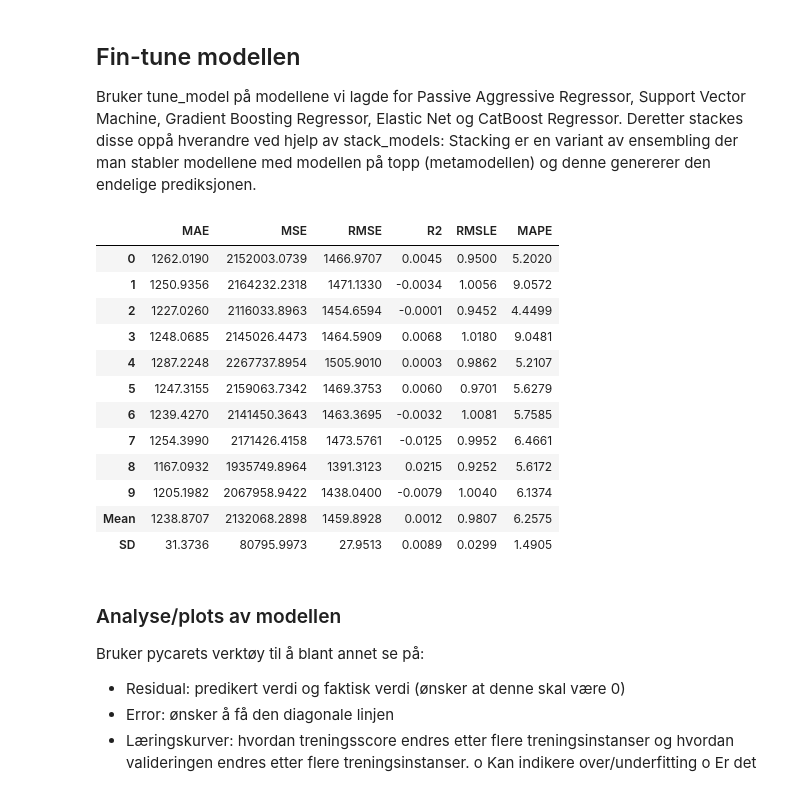
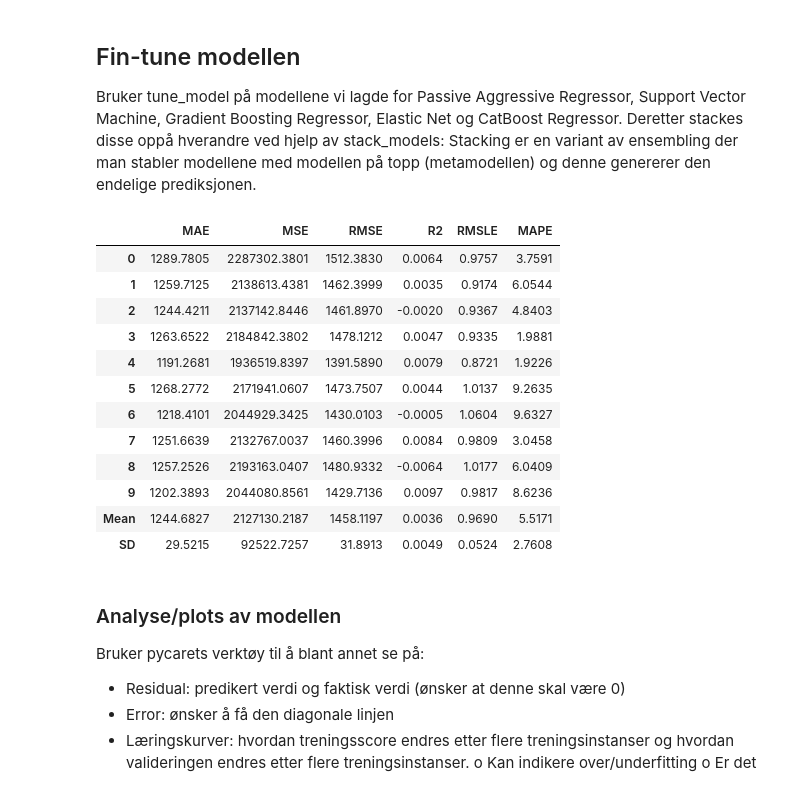
Before and after one commit to h577870/DAT158_ML2, a Jupyter notebook: Customer-revenue-prediction.ipynb, the cells around one changed output. Drawn from its saved outputs; the diff is of its cells as text; code cells hidden in the pictures.

```diff
--- a/Customer-revenue-prediction.ipynb
+++ b/Customer-revenue-prediction.ipynb
@@ -381,0 +347,2 @@ tuned_cat = tune_model(model_cat)
+# %%
+model_ada = create_model('ada')
@@ -381,0 +367,2 @@ tuned_cat = tune_model(model_cat)
+# %%
+tuned_ada = tune_model(model_ada)
@@ -453,0 +445,2 @@ create_gbr = create_model('gbr')
+# %%
+create_bridge = create_model('br')
@@ -457,0 +465,2 @@ plot_model(create_gbr, plot='feature')
+# %%
+tuned_bridge = tune_model(create_bridge)
@@ -460,21 +483,21 @@ plot_model(create_gbr, plot='feature')
 Bruker tune_model på modellene vi lagde for Passive Aggressive Regressor, Support Vector Machine, Gradient Boosting Regressor, Elastic Net og CatBoost Regressor. Deretter stackes disse oppå hverandre ved hjelp av stack_models:
 Stacking er en variant av ensembling der man stabler modellene med modellen på topp (metamodellen) og denne genererer den endelige prediksjonen.
 # %%
-stacker = stack_models(estimator_list = [tuned_lasso, model_svm, tuned_cat, tuned_elastic], meta_model = create_gbr)
+stacker = stack_models(estimator_list = [tuned_lasso, model_svm, tuned_ada, tuned_elastic], meta_model = tuned_bridge)
 # %% [output]
 |  | MAE | MSE | RMSE | R2 | RMSLE | MAPE |
-| 0 | 1262.0190 | 2152003.0739 | 1466.9707 | 0.0045 | 0.9500 | 5.2020 |
-| 1 | 1250.9356 | 2164232.2318 | 1471.1330 | -0.0034 | 1.0056 | 9.0572 |
-| 2 | 1227.0260 | 2116033.8963 | 1454.6594 | -0.0001 | 0.9452 | 4.4499 |
-| 3 | 1248.0685 | 2145026.4473 | 1464.5909 | 0.0068 | 1.0180 | 9.0481 |
-| 4 | 1287.2248 | 2267737.8954 | 1505.9010 | 0.0003 | 0.9862 | 5.2107 |
-| 5 | 1247.3155 | 2159063.7342 | 1469.3753 | 0.0060 | 0.9701 | 5.6279 |
-| 6 | 1239.4270 | 2141450.3643 | 1463.3695 | -0.0032 | 1.0081 | 5.7585 |
-| 7 | 1254.3990 | 2171426.4158 | 1473.5761 | -0.0125 | 0.9952 | 6.4661 |
-| 8 | 1167.0932 | 1935749.8964 | 1391.3123 | 0.0215 | 0.9252 | 5.6172 |
-| 9 | 1205.1982 | 2067958.9422 | 1438.0400 | -0.0079 | 1.0040 | 6.1374 |
-| Mean | 1238.8707 | 2132068.2898 | 1459.8928 | 0.0012 | 0.9807 | 6.2575 |
-| SD | 31.3736 | 80795.9973 | 27.9513 | 0.0089 | 0.0299 | 1.4905 |
+| 0 | 1289.7805 | 2287302.3801 | 1512.3830 | 0.0064 | 0.9757 | 3.7591 |
+| 1 | 1259.7125 | 2138613.4381 | 1462.3999 | 0.0035 | 0.9174 | 6.0544 |
+| 2 | 1244.4211 | 2137142.8446 | 1461.8970 | -0.0020 | 0.9367 | 4.8403 |
+| 3 | 1263.6522 | 2184842.3802 | 1478.1212 | 0.0047 | 0.9335 | 1.9881 |
+| 4 | 1191.2681 | 1936519.8397 | 1391.5890 | 0.0079 | 0.8721 | 1.9226 |
+| 5 | 1268.2772 | 2171941.0607 | 1473.7507 | 0.0044 | 1.0137 | 9.2635 |
+| 6 | 1218.4101 | 2044929.3425 | 1430.0103 | -0.0005 | 1.0604 | 9.6327 |
+| 7 | 1251.6639 | 2132767.0037 | 1460.3996 | 0.0084 | 0.9809 | 3.0458 |
+| 8 | 1257.2526 | 2193163.0407 | 1480.9332 | -0.0064 | 1.0177 | 6.0409 |
+| 9 | 1202.3893 | 2044080.8561 | 1429.7136 | 0.0097 | 0.9817 | 8.6236 |
+| Mean | 1244.6827 | 2127130.2187 | 1458.1197 | 0.0036 | 0.9690 | 5.5171 |
+| SD | 29.5215 | 92522.7257 | 31.8913 | 0.0049 | 0.0524 | 2.7608 |
 # %% [markdown]
 ### Analyse/plots av modellen
 Bruker pycarets verktøy til å blant annet se på:
```
Also changed, not shown: parts of 32 cells of this notebook, 1 other file.
